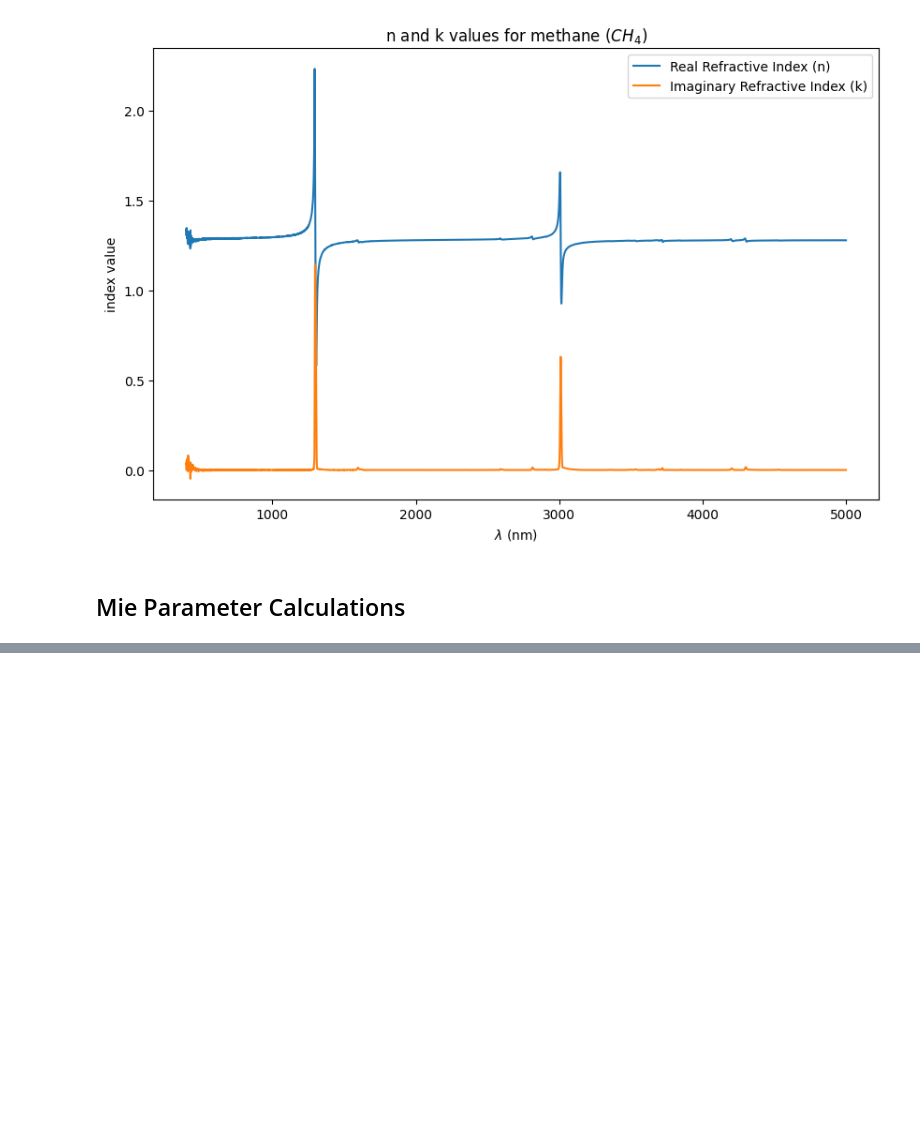
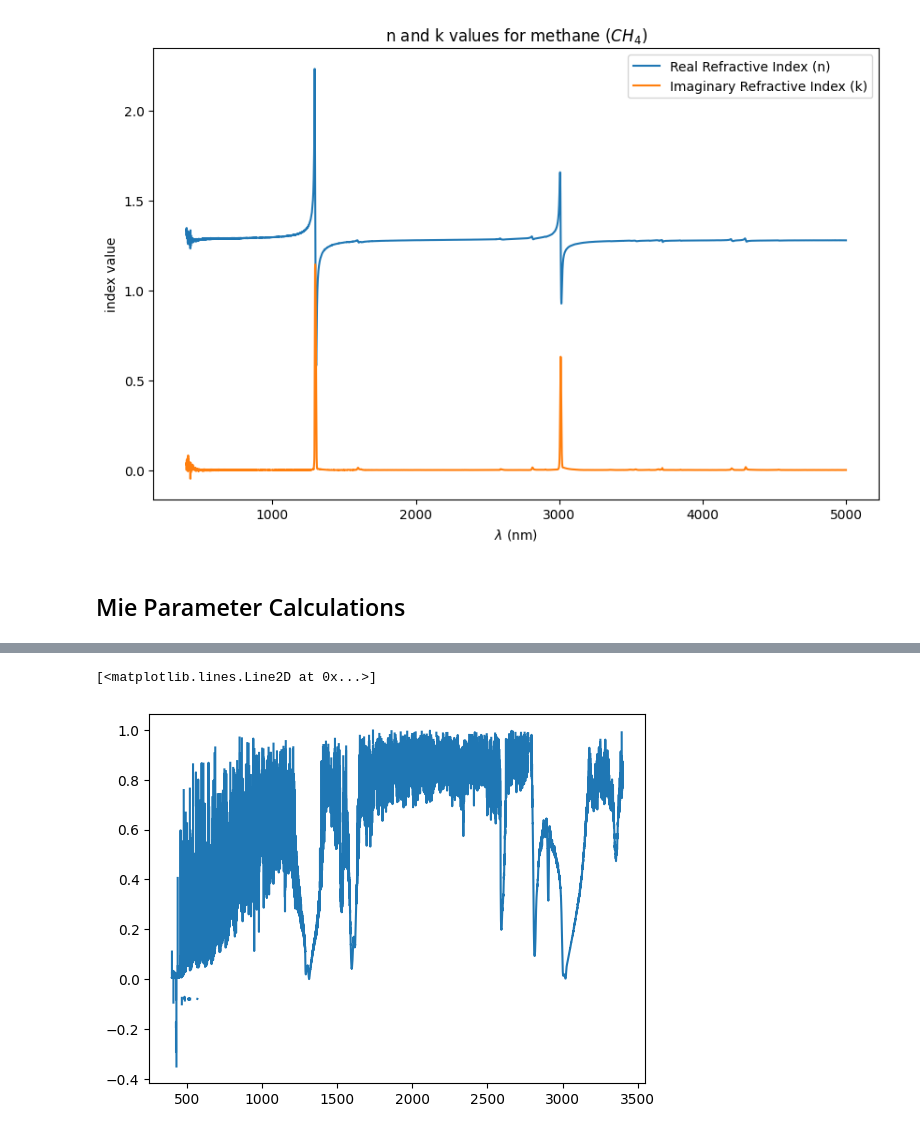
Before and after one commit to MiriCaradonna/planetary_remote_sensing, a Jupyter notebook: src/radiation/hw4_elevation_remotesensing.ipynb, the cells around one changed output, grey strips where cells are left out. Saved outputs shown, nothing was run; the diff lists cells and outputs as text; code cells hidden in the pictures; blank space fills up the shorter version.

```diff
--- a/src/radiation/hw4_elevation_remotesensing.ipynb
+++ b/src/radiation/hw4_elevation_remotesensing.ipynb
@@ -320,0 +374,5 @@ plt.legend()
+# %%
+plt.plot(wavelength[0:29999],albedo_10)
+# %% [output]
+[<matplotlib.lines.Line2D at 0x...>]
+[figure, added]
```
Also changed, not shown: parts of 21 cells of this notebook.
